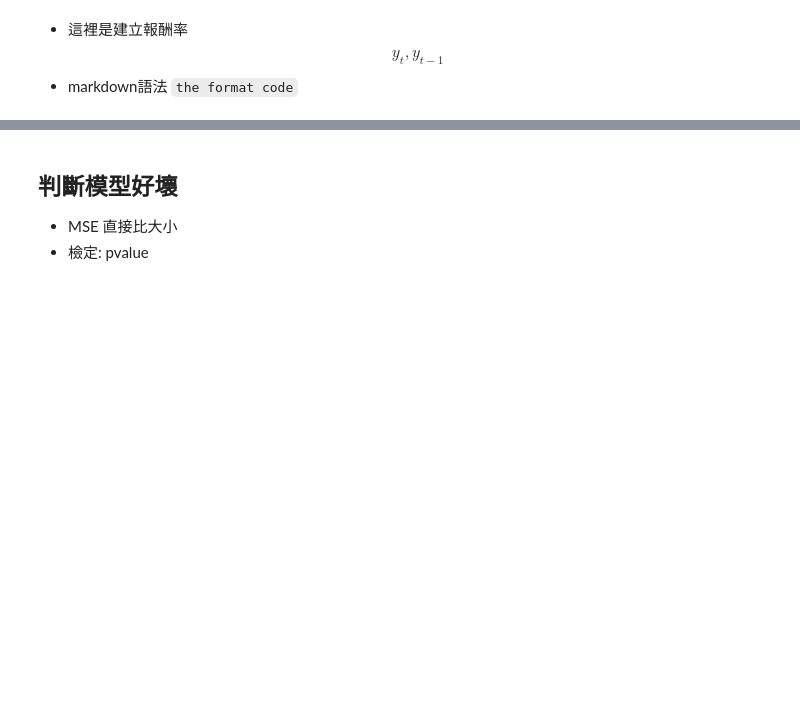
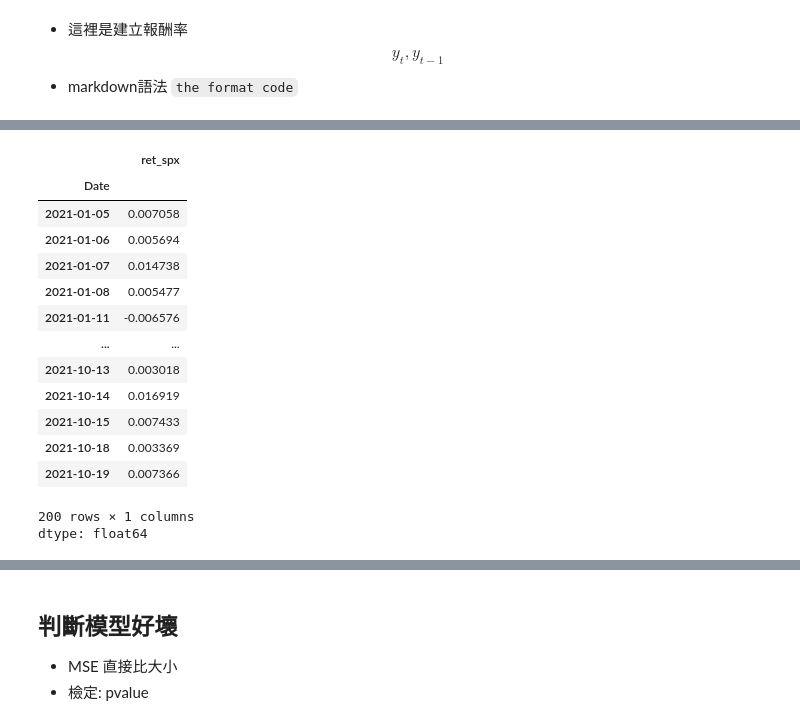
Before and after one commit to quetion/time_series_SCU, a Jupyter notebook: TS_Ch4_預測表現之評估_code.ipynb, the cells around one changed output, grey strips where cells are left out. Drawn from its saved outputs; the diff is of its cells as text; code cells hidden in the pictures; blank space fills up the shorter version.

```diff
--- a/TS_Ch4_預測表現之評估_code.ipynb
+++ b/TS_Ch4_預測表現之評估_code.ipynb
@@ -59,0 +106,19 @@ print(R,P)
+# %%
+y = data.ret_spx[1:201]
+y
+# %% [output]
+|  | ret_spx |
+| Date |  |
+| 2021-01-05 | 0.007058 |
+| 2021-01-06 | 0.005694 |
+| 2021-01-07 | 0.014738 |
+| 2021-01-08 | 0.005477 |
+| 2021-01-11 | -0.006576 |
+| ... | ... |
+| 2021-10-13 | 0.003018 |
+| 2021-10-14 | 0.016919 |
+| 2021-10-15 | 0.007433 |
+| 2021-10-18 | 0.003369 |
+| 2021-10-19 | 0.007366 |
+200 rows × 1 columns
+dtype: float64
```
Also changed, not shown: parts of 19 cells of this notebook.
